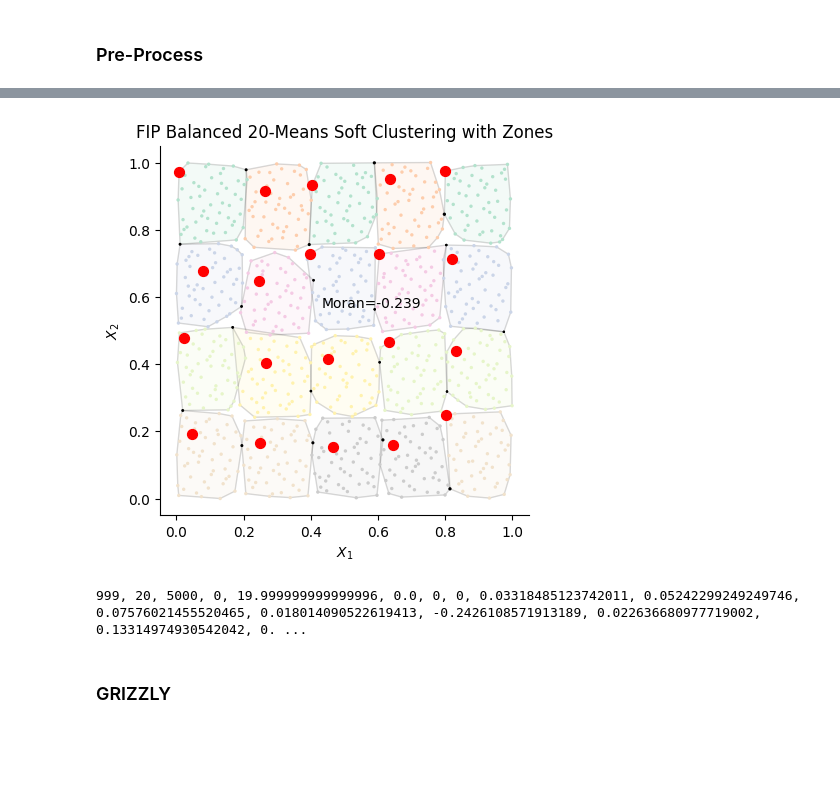
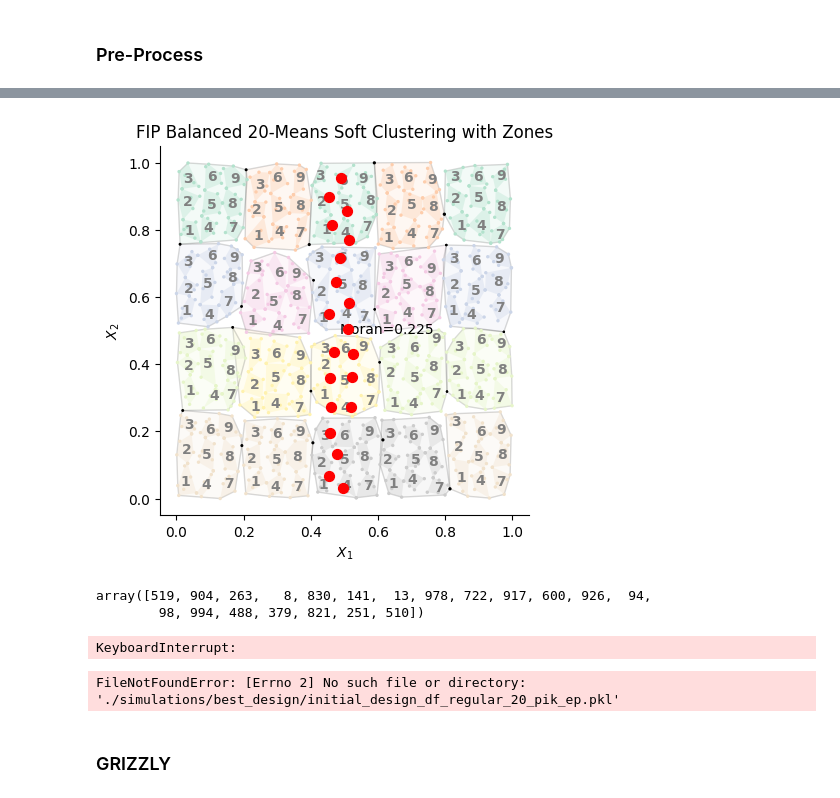
Before and after one commit to mehdimhb/graphical-sampling, a Jupyter notebook: simulations/jupyters/sampling.ipynb, the cells around one changed output, grey strips where cells are left out. Saved outputs shown, nothing was run; the diff lists cells and outputs as text; code cells hidden in the pictures; blank space fills up the shorter version.

```diff
--- a/simulations/jupyters/sampling.ipynb
+++ b/simulations/jupyters/sampling.ipynb
@@ -25,7 +25,7 @@ os.chdir("../graphical-sampling")
 # %%
 dfs ={}
 # /config/ws/graphical-sampling/simulations/populations/real
-path = "../simulations/populations/real"
+path = "populations/real"
 files = ["aggregated.csv", "regular.csv", "meuse.csv", "swiss.csv"]
 
 def popus(n):
@@ -73,9 +73,9 @@ def popus(n):
         ####################################
     return(dfs)
 # %%
-popu = 'meuse'
-ep_or_up = 'pik_up'
-n = 50
+popu = 'df_regular'
+ep_or_up = 'pik_ep'
+n = 20
 num_zones_cluster = [9]
 num_zones_sweep = [(3, 3)]
 num_splits = [4]
@@ -115,5 +101,5 @@ FileNotFoundError: [Errno 2] No such file or directory: '../simulations/populati
 # %%
 fbn.fit(pop)
-fbn.fit_zones(num_zones=(1, 1), mode='sweep_xy')
-fbn.plot(mode='hard')
+fbn.fit_zones(num_zones=(3, 3), mode='sweep_xy')
+fbn.plot(mode='soft')
 # %% [output]
@@ -207,33 +207,43 @@ initial_moran, initial_design, zs, ps, zm, nz = z[0]
 # %%
 import matplotlib.pyplot as plt
 from graphical_sampling.index import Moran
 
 criteria = gs.criteria.MoranCriteria()
 gbfs = gs.search.GreedyBestFirstSearch([initial_design], criteria)
 
 fig, ax = plt.subplots()
 
 # background
 fbn.plot(mode='soft', ax=ax)
 
 # draw ONE sample
 sample = gbfs.best_design.sample(1)   # shape (1, n)
+# sample = np.array([[518, 903, 262,   7, 829, 140,  12, 977, 721, 916, 599, 925,  93, 97, 993, 487, 378, 820, 250, 509]])
+sample = np.array([[ 46,  94, 302, 318, 353, 366, 430, 449, 542, 558, 673, 686, 702,
+        705, 766, 814, 833, 897, 926, 929]])-1
 coords = gbfs.best_design.pop.coords
 
 # compute Moran
 moran_index = Moran(gbfs.best_design.pop)
 score = moran_index.score(sample)[0]
 
 # plot sampled units
 s = sample[0]
 ax.scatter(coords[s,0], coords[s,1], color="red", s=50, zorder=10)
 
 # label Moran value at sample centroid
 x, y = coords[s].mean(axis=0)
 ax.text(x, y, f"Moran={score:.3f}", fontsize=10)
 plt.show()
 # %% [output]
-[figure, old version]
+[figure, new version]
+# %%
+sample = np.array([518, 903, 262,   7, 829, 140,  12, 977, 721, 916, 599, 925,  93,
+         97, 993, 487, 378, 820, 250, 509])+1
+sample
+# %% [output]
+array([519, 904, 263,   8, 830, 141,  13, 978, 722, 917, 600, 926,  94,
+        98, 994, 488, 379, 821, 251, 510])
 # %%
 srs_var = N**2 * (1-n/N) * np.var(variable)/n
 
@@ -259,7 +269,7 @@ plain_flat = [
 
 print(", ".join(map(str, plain_flat)))
 # %% [output]
-999, 20, 5000, 0, 19.999999999999996, 0.0, 0, 0, 0.03318485123742011, 0.05242299249249746, 0.07576021455520465, 0.018014090522619413, -0.2426108571913189, 0.022636680977719002, 0.13314974930542042, 0. ...
+KeyboardInterrupt:
 # %%
 criteria = gs.criteria.MoranCriteria()
 gbfs = gs.search.GreedyBestFirstSearch(initial_designs, criteria)
@@ -283,6 +293,8 @@ elif mode == "load":
         initial_design = pickle.load(f)
 
 gbfs.best_designs = [initial_design]
+# %% [output]
+FileNotFoundError: [Errno 2] No such file or directory: './simulations/best_design/initial_design_df_regular_20_pik_ep.pkl'
 # %% [markdown]
 ### GRIZZLY
 # %%
```
Also changed, not shown: parts of 9 cells of this notebook, 2 other files.
